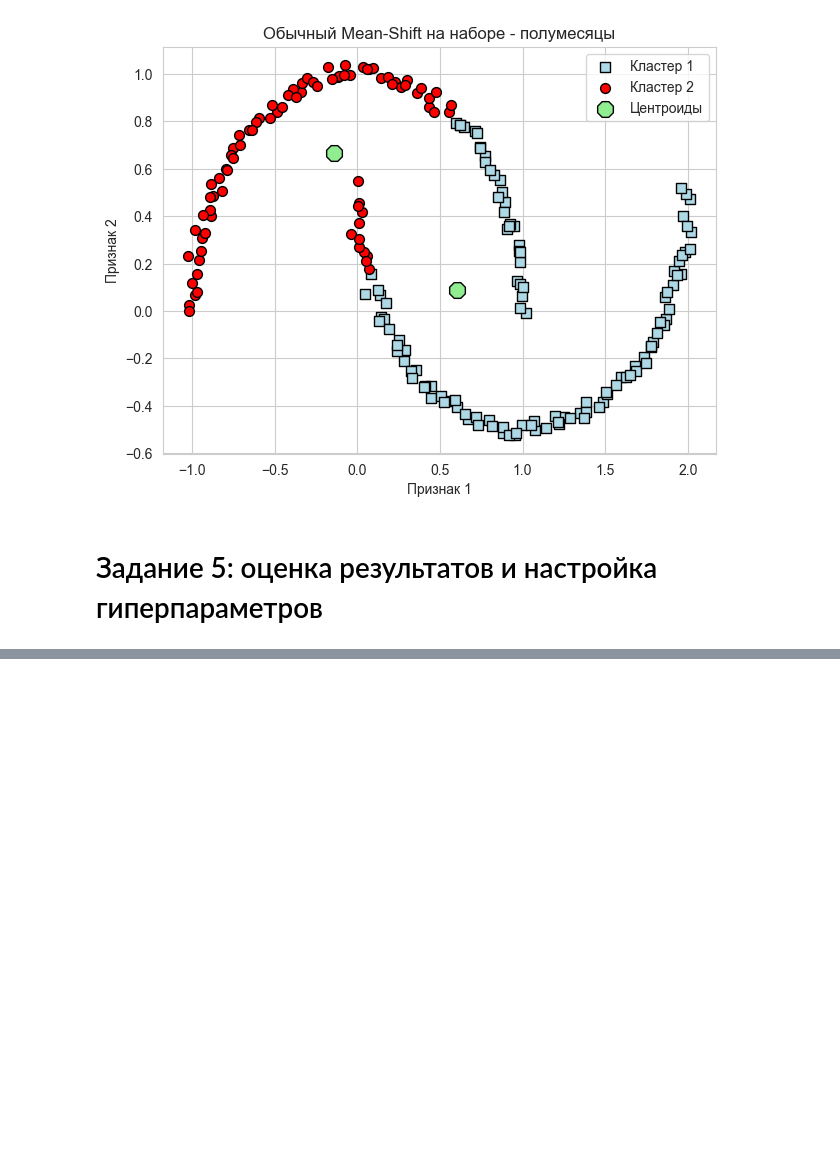
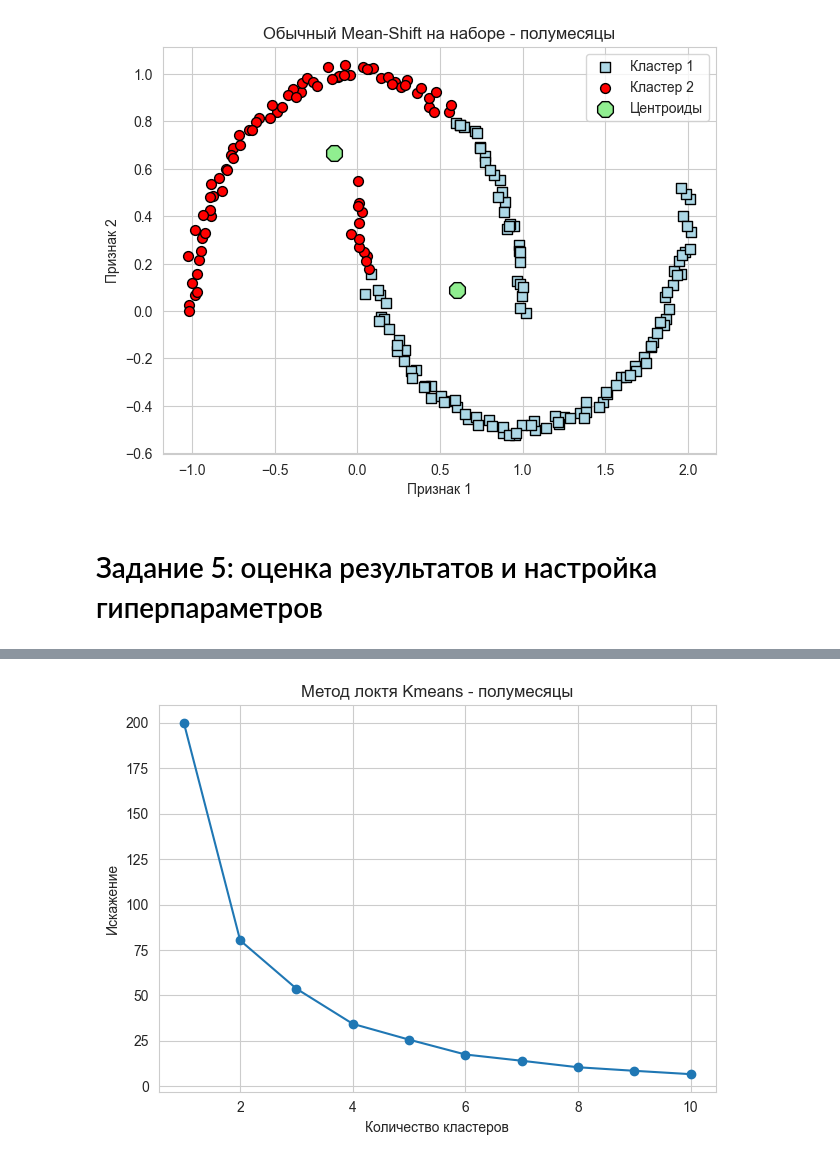
Before and after one commit to Safuanov888/Unsupervised_learning_VUZ, a Jupyter notebook: Models.ipynb, the cells around one changed output, grey strips where cells are left out. Cells and saved outputs as stored; diff of their text form; code cells hidden in the pictures; blank space fills up the shorter version.

```diff
--- a/Models.ipynb
+++ b/Models.ipynb
@@ -238,0 +267,8 @@ plt.title('Обычный Mean-Shift на наборе - полумесяцы');
+# %%
+plt.plot(range(1, 11), distortions_moons, marker='o')
+plt.xlabel('Количество кластеров')
+plt.ylabel('Искажение')
+plt.title('Метод локтя Kmeans - полумесяцы')
+plt.tight_layout()
+# %% [output]
+[figure, added]
```
Also changed, not shown: parts of 9 cells of this notebook.
